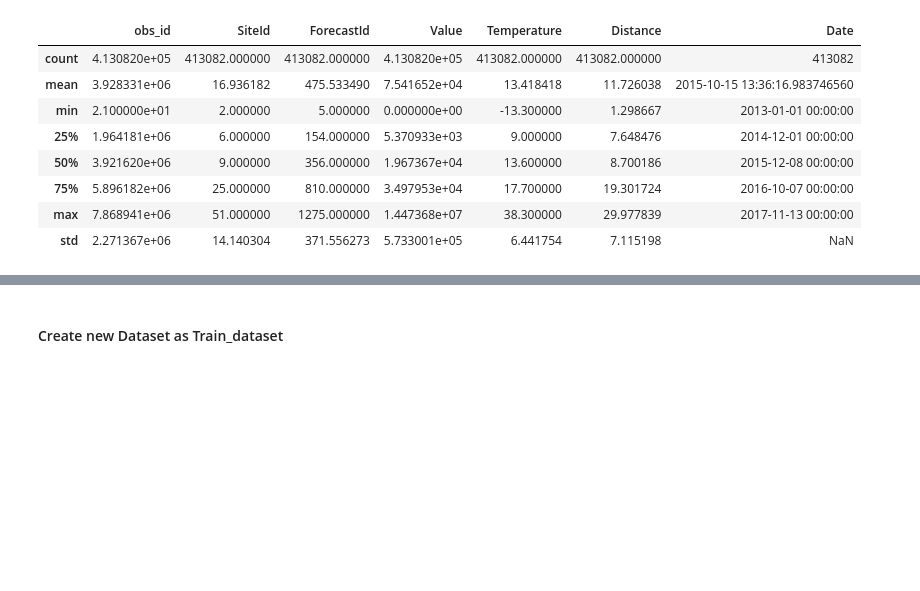
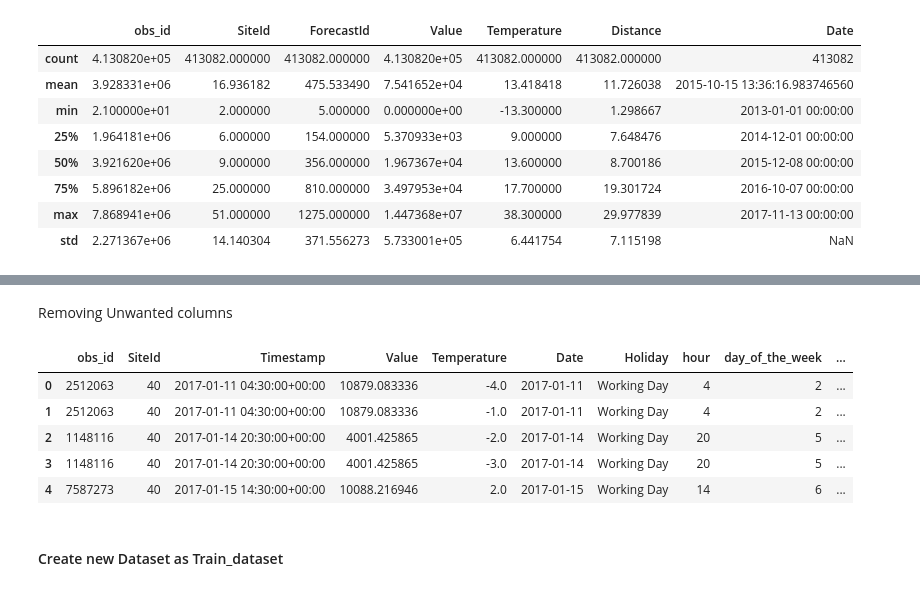
Before and after one commit to Melbinmatheew/Energy-Consumption-Forcasting, a Jupyter notebook: Notebooks/Data overview.ipynb, the cells around one changed output, grey strips where cells are left out. Saved outputs shown, nothing was run; the diff lists cells and outputs as text; code cells hidden in the pictures; blank space fills up the shorter version.

```diff
--- a/Notebooks/Data overview.ipynb
+++ b/Notebooks/Data overview.ipynb
@@ -449,0 +489,12 @@ merge_train_df.describe()
+# %%
+outlier_col=['Value','Temperature','Distance']
+
+#Cap/Floor Each Column Separately
+for col in outlier_col:
+    Q1 = merge_train_df[col].quantile(0.25)
+    Q3 = merge_train_df[col].quantile(0.75)
+    IQR = Q3 - Q1
+    lower_limit = Q1 - 1.5 * IQR
+    upper_limit = Q3 + 1.5 * IQR
+    merge_train_df[col] = np.where(merge_train_df[col] < lower_limit, lower_limit, merge_train_df[col])
+    merge_train_df[col] = np.where(merge_train_df[col] > upper_limit, upper_limit, merge_train_df[col])
@@ -450,3 +505,16 @@ merge_train_df.describe()
+# %% [markdown]
+Removing Unwanted columns
+# %%
+merge_train_df=merge_train_df.drop(columns=['ForecastId','Distance'])
+
+merge_train_df.head()
+# %% [output]
+|  | obs_id | SiteId | Timestamp | Value | Temperature | Date | Holiday | hour | day_of_the_week | ... |
+| 0 | 2512063 | 40 | 2017-01-11 04:30:00+00:00 | 10879.083336 | -4.0 | 2017-01-11 | Working Day | 4 | 2 | ... |
+| 1 | 2512063 | 40 | 2017-01-11 04:30:00+00:00 | 10879.083336 | -1.0 | 2017-01-11 | Working Day | 4 | 2 | ... |
+| 2 | 1148116 | 40 | 2017-01-14 20:30:00+00:00 | 4001.425865 | -2.0 | 2017-01-14 | Working Day | 20 | 5 | ... |
+| 3 | 1148116 | 40 | 2017-01-14 20:30:00+00:00 | 4001.425865 | -3.0 | 2017-01-14 | Working Day | 20 | 5 | ... |
+| 4 | 7587273 | 40 | 2017-01-15 14:30:00+00:00 | 10088.216946 | 2.0 | 2017-01-15 | Working Day | 14 | 6 | ... |
 # %% [markdown]
 #### Create new Dataset as Train_dataset
 # %%
```
Also changed, not shown: parts of 9 cells of this notebook, 1 other file.
